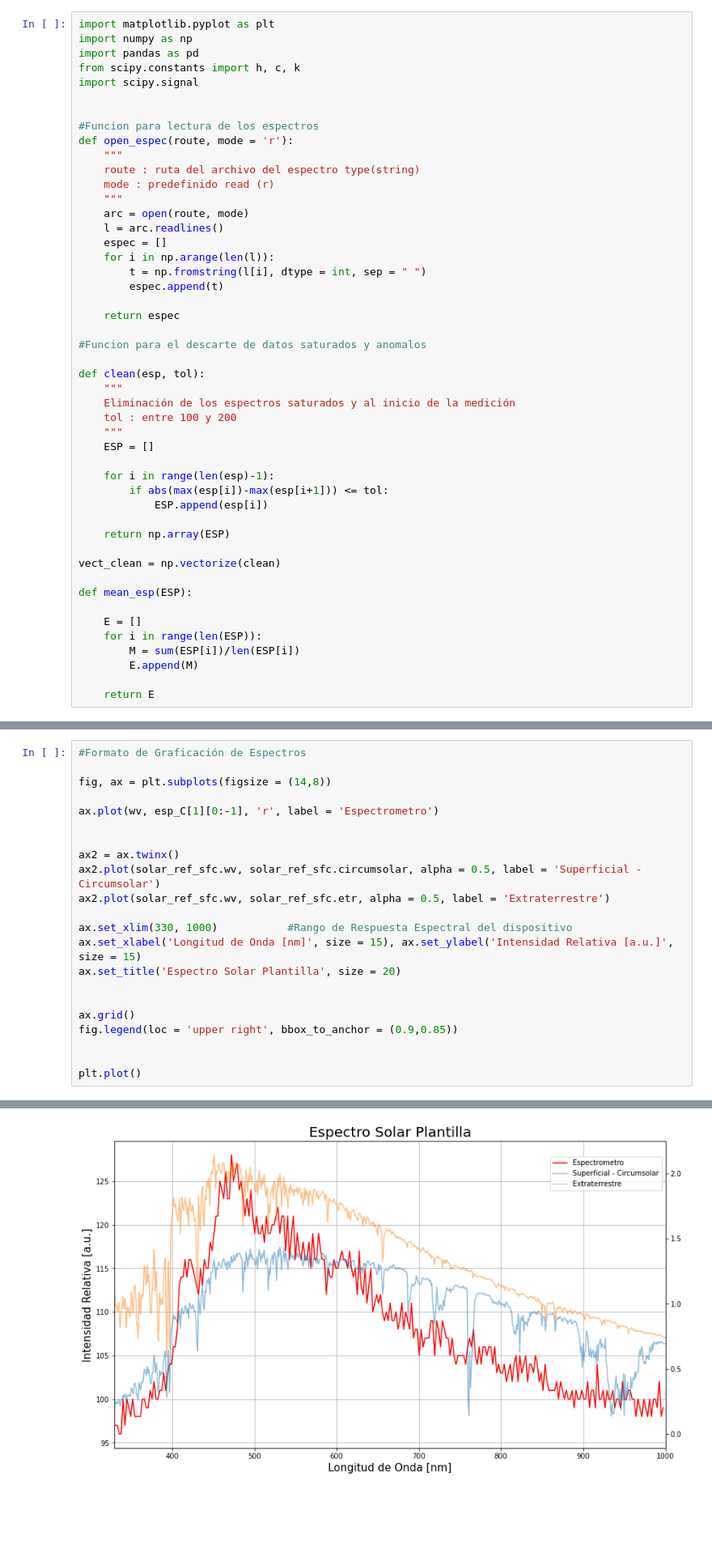
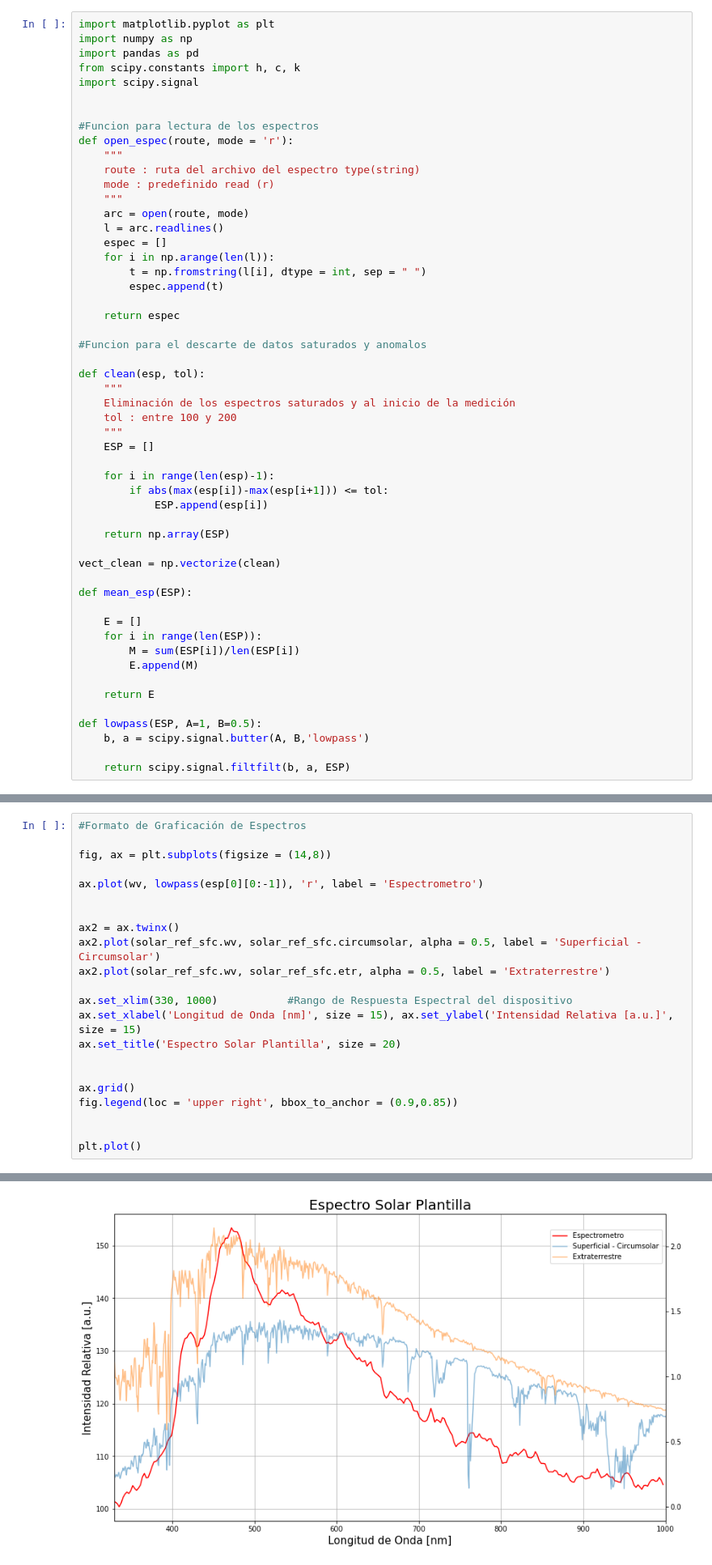
Before and after one commit to jerolg/Fisica_Experimental_IV_2023_1, a Jupyter notebook: PROYECTO_FINAL/data_analysis_notebook.ipynb, the cells around one changed output, grey strips where cells are left out. Shown at 81% size. Cells and saved outputs as stored; diff of their text form; blank space fills up the shorter version.

```diff
--- a/PROYECTO_FINAL/data_analysis_notebook.ipynb
+++ b/PROYECTO_FINAL/data_analysis_notebook.ipynb
@@ -48,6 +48,11 @@ def mean_esp(ESP):
         E.append(M)
 
     return E
+
+def lowpass(ESP, A=1, B=0.5):
+    b, a = scipy.signal.butter(A, B,'lowpass')
+
+    return scipy.signal.filtfilt(b, a, ESP)
 # %%
 #Cargue de Archivos
 
@@ -96,28 +198,28 @@ filtered = scipy.signal.filtfilt(b, a, esp_A[0][0][:-1])
 # %%
 #Formato de Graficación de Espectros
 
 fig, ax = plt.subplots(figsize = (14,8))
 
-ax.plot(wv, esp_C[1][0:-1], 'r', label = 'Espectrometro')
+ax.plot(wv, lowpass(esp[0][0:-1]), 'r', label = 'Espectrometro')
 
 
 ax2 = ax.twinx()
 ax2.plot(solar_ref_sfc.wv, solar_ref_sfc.circumsolar, alpha = 0.5, label = 'Superficial - Circumsolar')
 ax2.plot(solar_ref_sfc.wv, solar_ref_sfc.etr, alpha = 0.5, label = 'Extraterrestre')
 
 ax.set_xlim(330, 1000)           #Rango de Respuesta Espectral del dispositivo
 ax.set_xlabel('Longitud de Onda [nm]', size = 15), ax.set_ylabel('Intensidad Relativa [a.u.]', size = 15)
 ax.set_title('Espectro Solar Plantilla', size = 20)
 
 
 ax.grid()
 fig.legend(loc = 'upper right', bbox_to_anchor = (0.9,0.85))
 
 
 plt.plot()
 # %% [output]
 []
-[figure, old version]
+[figure, new version]
 # %% [markdown]
 **REFERNCES**
 
```
Also changed, not shown: parts of 4 cells of this notebook.
